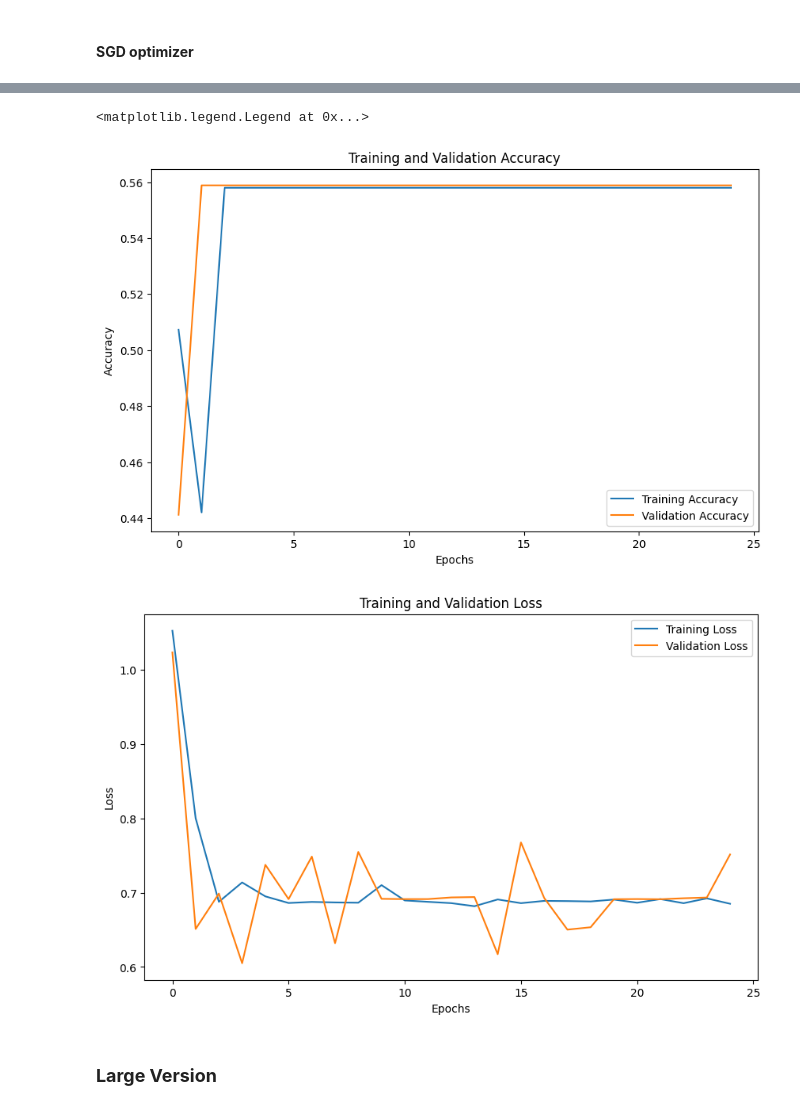
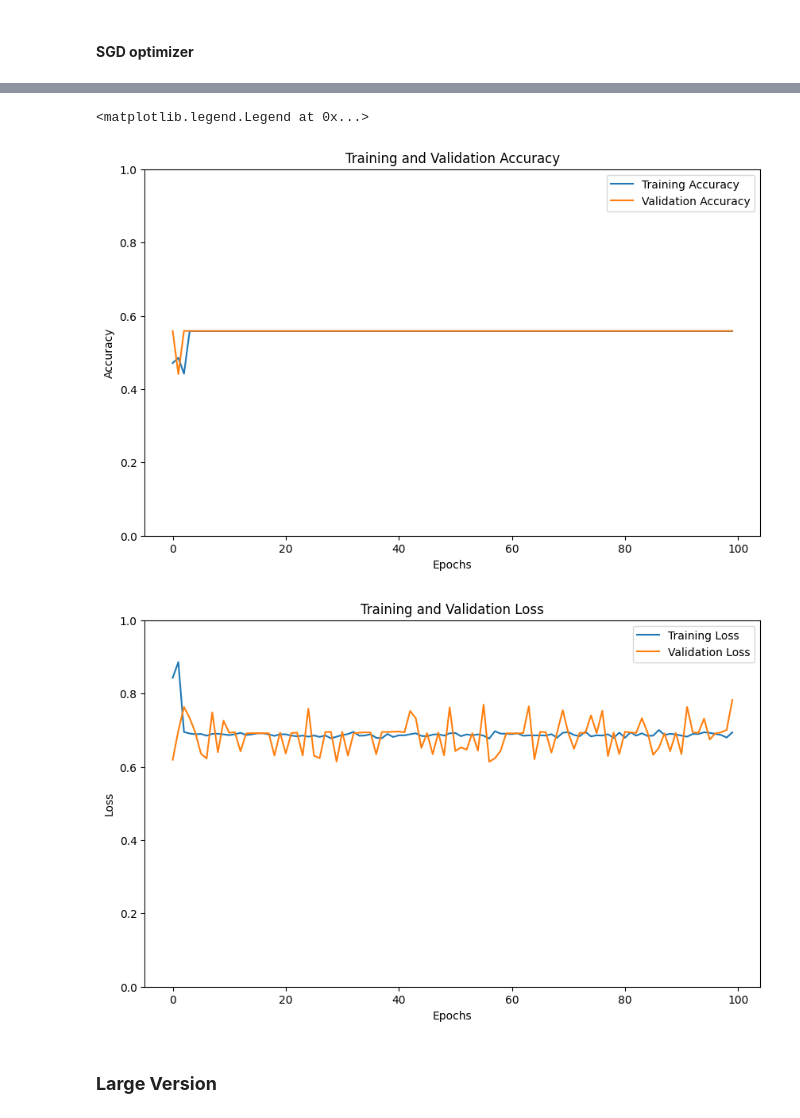
Before and after one commit to Dezarti/nodulos_tiroideos, a Jupyter notebook: 4_modelos_CNN.ipynb, the cells around one changed output, grey strips where cells are left out. Saved outputs shown, nothing was run; the diff lists cells and outputs as text; code cells hidden in the pictures.

```diff
--- a/4_modelos_CNN.ipynb
+++ b/4_modelos_CNN.ipynb
@@ -265,7 +267,7 @@ history = model.fit(
     #steps_per_epoch=train_steps,
     validation_data=validation_generator,
     #validation_steps=val_steps,
-    epochs=25
+    epochs=100
 )
 
 # Retrieve accuracy results on training and validation data sets for each training epoch.
@@ -286,6 +288,7 @@ plt.plot(epochs, val_acc, label='Validation Accuracy')
 plt.title('Training and Validation Accuracy')  # Set the title of the graph
 plt.xlabel('Epochs')  # Label the x-axis as 'Epochs'
 plt.ylabel('Accuracy')  # Label the y-axis as 'Accuracy'
+plt.ylim(0, 1.0)
 plt.legend()  # Add a legend to distinguish training vs. validation
 
 # Plot training and validation loss as a function of epochs.
@@ -295,6 +298,7 @@ plt.plot(epochs, val_loss, label='Validation Loss')
 plt.title('Training and Validation Loss')  # Set the title of the graph
 plt.xlabel('Epochs')  # Label the x-axis as 'Epochs'
 plt.ylabel('Loss')  # Label the y-axis as 'Loss'
+plt.ylim(0, 1.0)
 plt.legend()  # Add a legend to distinguish training vs. validation
 # %% [output]
 Found 138 images belonging to 2 classes.
@@ -317,6 +321,6 @@ Epoch 25/25
 <matplotlib.legend.Legend at 0x...>
-[figure, old version]
+[figure, new version]
-[figure, old version]
+[figure, new version]
 # %% [markdown]
 ### **Large Version**
 # %% [markdown]
```
Also changed, not shown: parts of 7 cells of this notebook, 1 other file.
